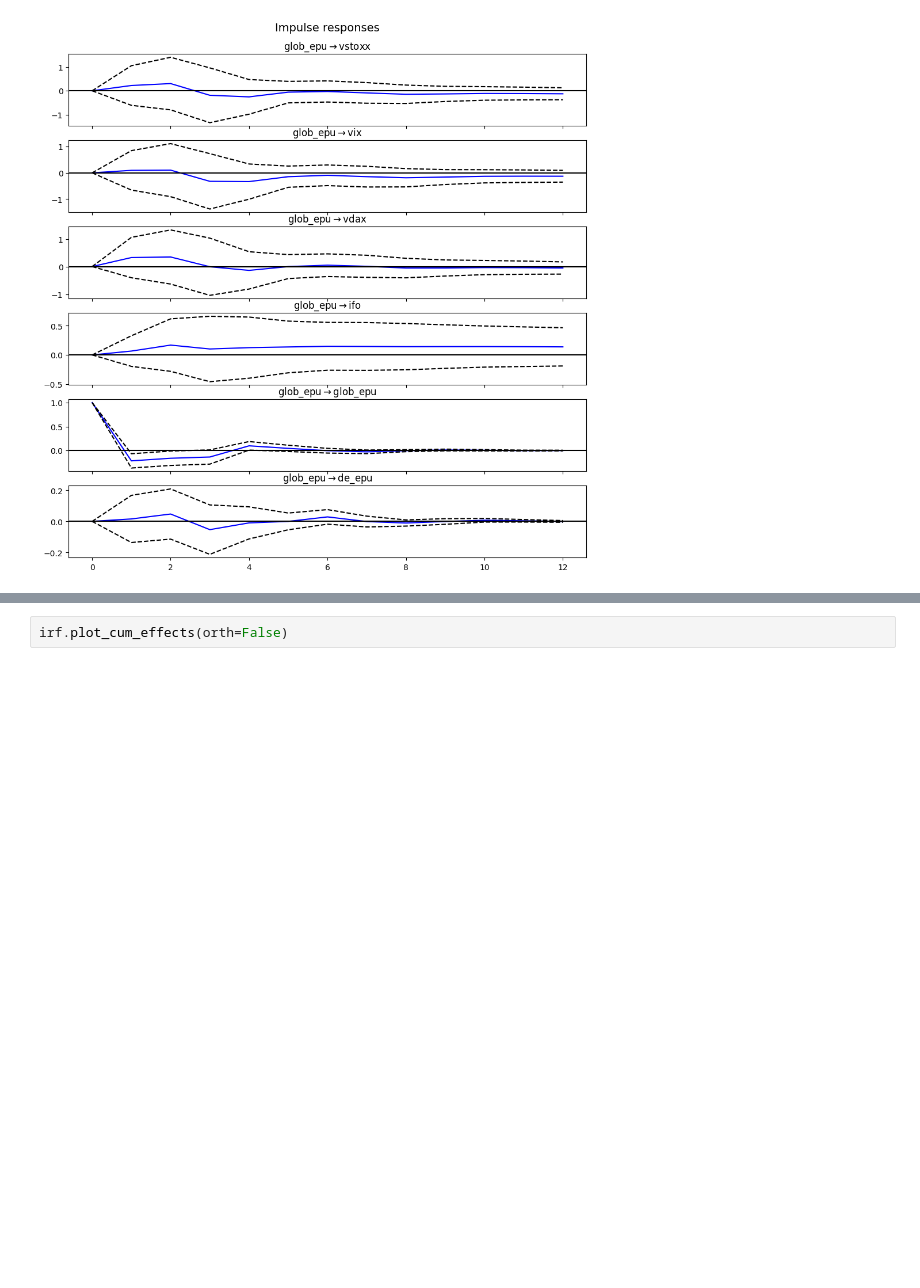
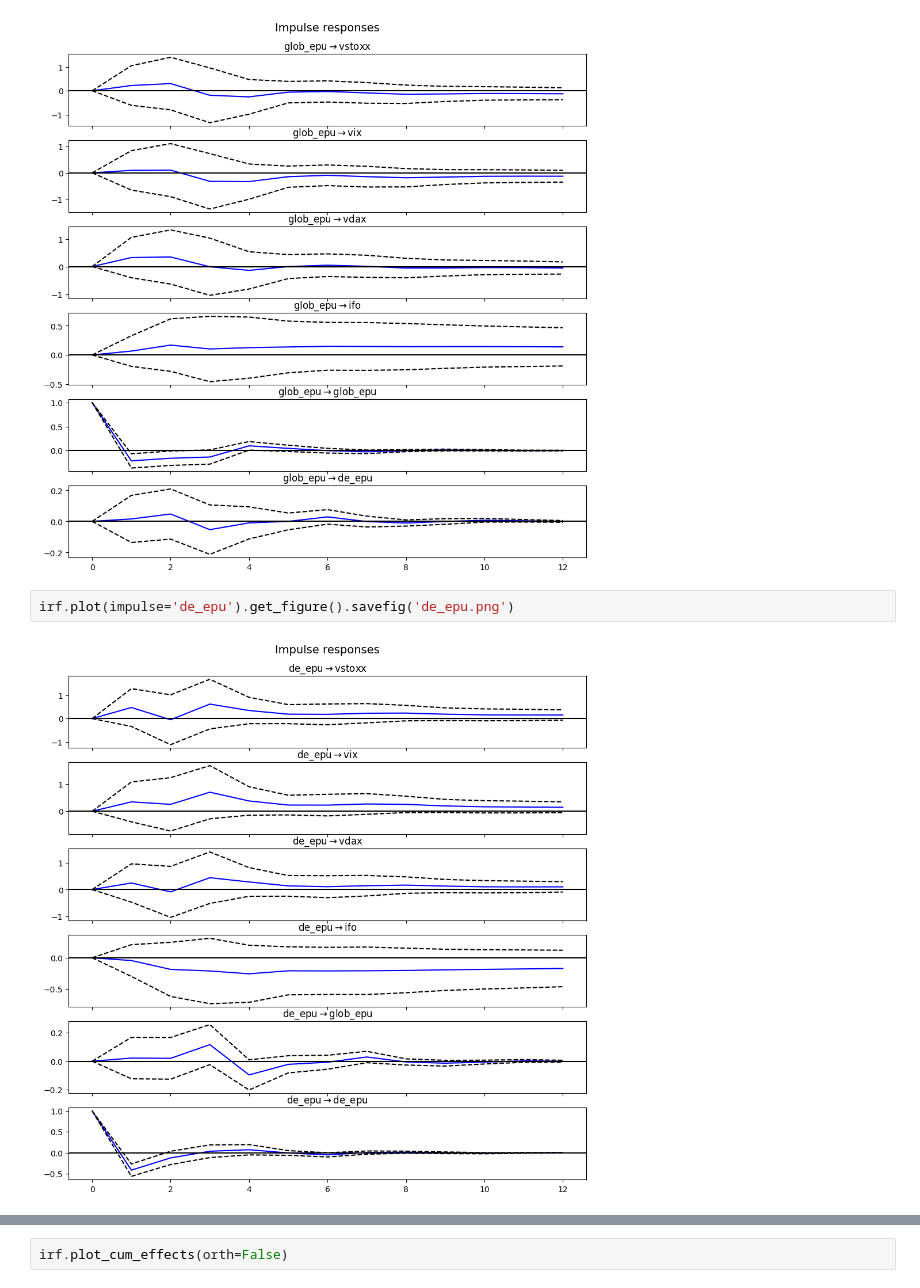
Before and after one commit to Joshi-77/BA-VAR, a Jupyter notebook: main.ipynb, the cells around one changed output, grey strips where cells are left out. Saved outputs shown, nothing was run; the diff lists cells and outputs as text; blank space fills up the shorter version.

```diff
--- a/main.ipynb
+++ b/main.ipynb
@@ -367,3 +367,7 @@ irf.plot(orth=False).get_figure().savefig('irf.png')
 irf.plot(impulse='glob_epu').get_figure().savefig('glob_epu.png')
 # %% [output]
 [figure]
+# %%
+irf.plot(impulse='de_epu').get_figure().savefig('de_epu.png')
+# %% [output]
+[figure, added]
```
Also changed, not shown: parts of 4 cells of this notebook, 1 other file.
